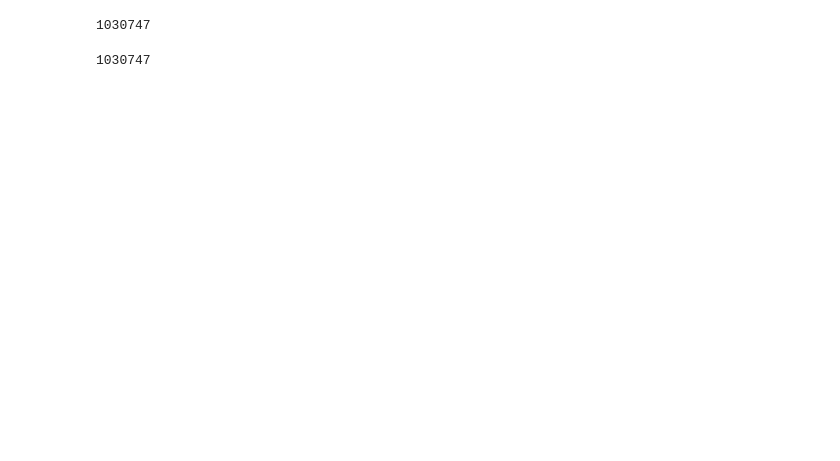
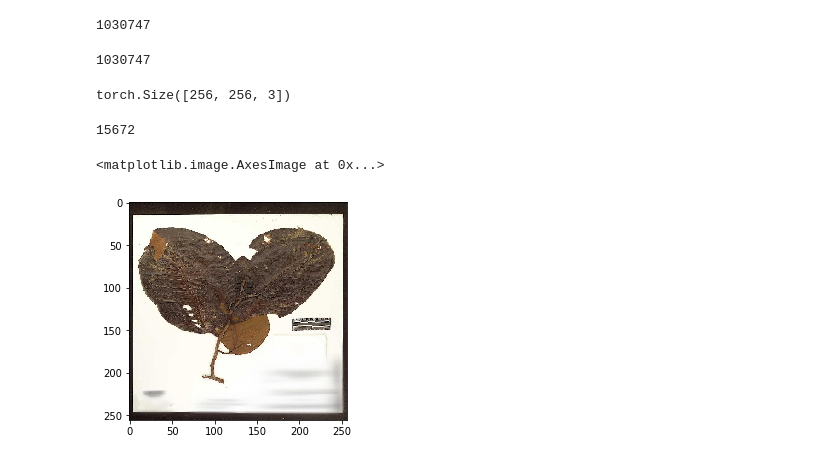
Before and after one commit to ShaunSpinelli/kaggle, a Jupyter notebook: herbarium_2020/notebooks/test-functions.ipynb, the cells around one changed output. Saved outputs shown, nothing was run; the diff lists cells and outputs as text; code cells hidden in the pictures; blank space fills up the shorter version.

```diff
--- a/herbarium_2020/notebooks/test-functions.ipynb
+++ b/herbarium_2020/notebooks/test-functions.ipynb
@@ -34,3 +34,11 @@ from torch.utils.data import DataLoader
 loader = DataLoader(ds, batch_size=8, shuffle=True)
 # %%
 img, label = ds[0]
+# %%
+img.shape
+# %% [output]
+torch.Size([256, 256, 3])
+# %%
+label
+# %% [output]
+15672
@@ -36,0 +47,5 @@ img, label = ds[0]
+# %%
+plt.imshow(img)
+# %% [output]
+<matplotlib.image.AxesImage at 0x...>
+[figure, added]
```
Also changed, not shown: parts of 1 cell of this notebook, 5 other files.
